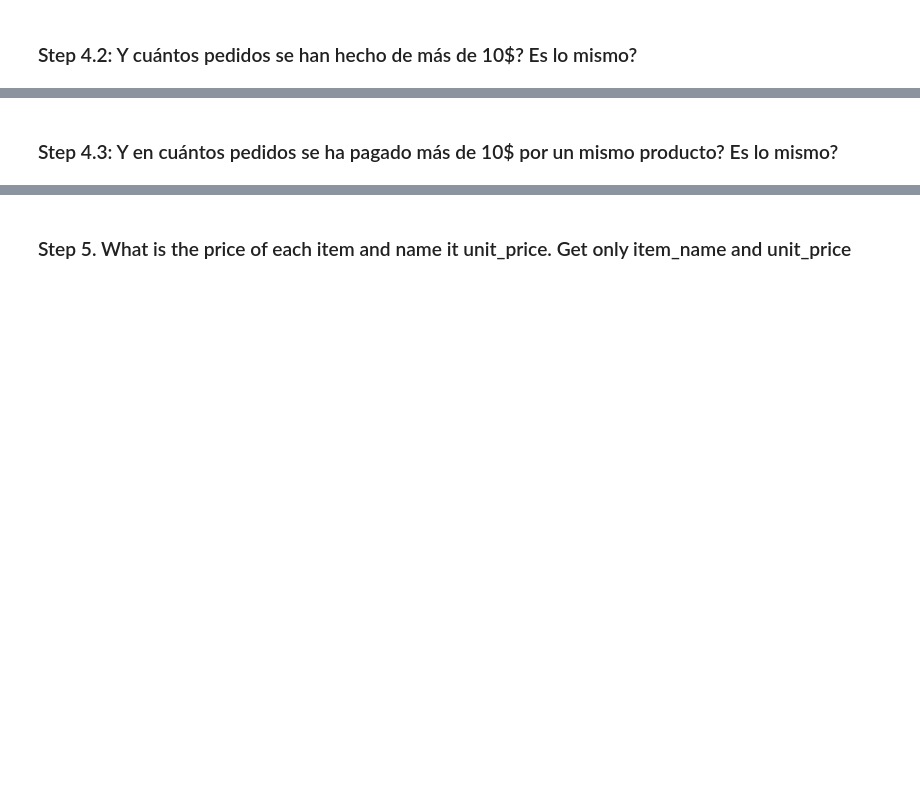
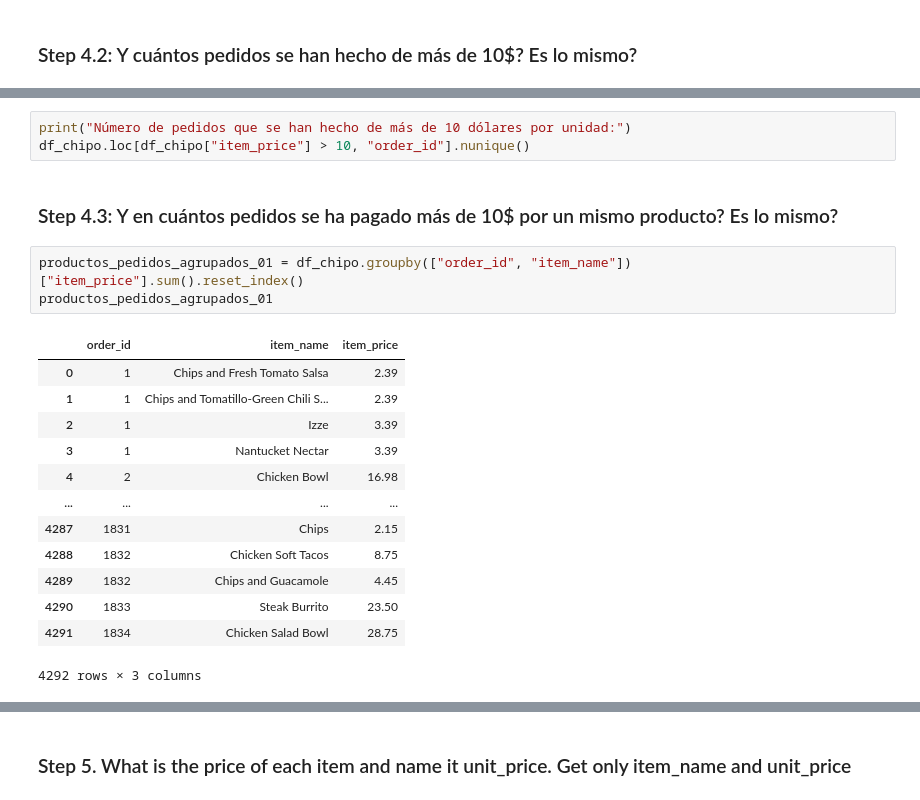
Before and after one commit to AGC79/ONLINE_DS_THEBRDIGE_TRABAJOSAGC, a Jupyter notebook: 2-DATA_ANALYSIS/2-Pandas/Practica/1-Chipotle/Chipotle_alvaro_guerra_cabello.ipynb, the cells around one changed output, grey strips where cells are left out. Saved outputs shown, nothing was run; the diff lists cells and outputs as text; blank space fills up the shorter version.

```diff
--- a/2-DATA_ANALYSIS/2-Pandas/Practica/1-Chipotle/Chipotle_alvaro_guerra_cabello.ipynb
+++ b/2-DATA_ANALYSIS/2-Pandas/Practica/1-Chipotle/Chipotle_alvaro_guerra_cabello.ipynb
@@ -98,2 +139,22 @@ Número de productos que cuestan más de 10 dólares: 1130
+# %%
+print("Número de pedidos que se han hecho de más de 10 dólares por unidad:")
+df_chipo.loc[df_chipo["item_price"] > 10, "order_id"].nunique()
 # %% [markdown]
 ### Step 4.3: Y en cuántos pedidos se ha pagado más de 10$ por un mismo producto? Es lo mismo?
+# %%
+productos_pedidos_agrupados_01 = df_chipo.groupby(["order_id", "item_name"])["item_price"].sum().reset_index()
+productos_pedidos_agrupados_01
+# %% [output]
+|  | order_id | item_name | item_price |
+| 0 | 1 | Chips and Fresh Tomato Salsa | 2.39 |
+| 1 | 1 | Chips and Tomatillo-Green Chili S... | 2.39 |
+| 2 | 1 | Izze | 3.39 |
+| 3 | 1 | Nantucket Nectar | 3.39 |
+| 4 | 2 | Chicken Bowl | 16.98 |
+| ... | ... | ... | ... |
+| 4287 | 1831 | Chips | 2.15 |
+| 4288 | 1832 | Chicken Soft Tacos | 8.75 |
+| 4289 | 1832 | Chips and Guacamole | 4.45 |
+| 4290 | 1833 | Steak Burrito | 23.50 |
+| 4291 | 1834 | Chicken Salad Bowl | 28.75 |
+4292 rows × 3 columns
```
Also changed, not shown: parts of 21 cells of this notebook.
